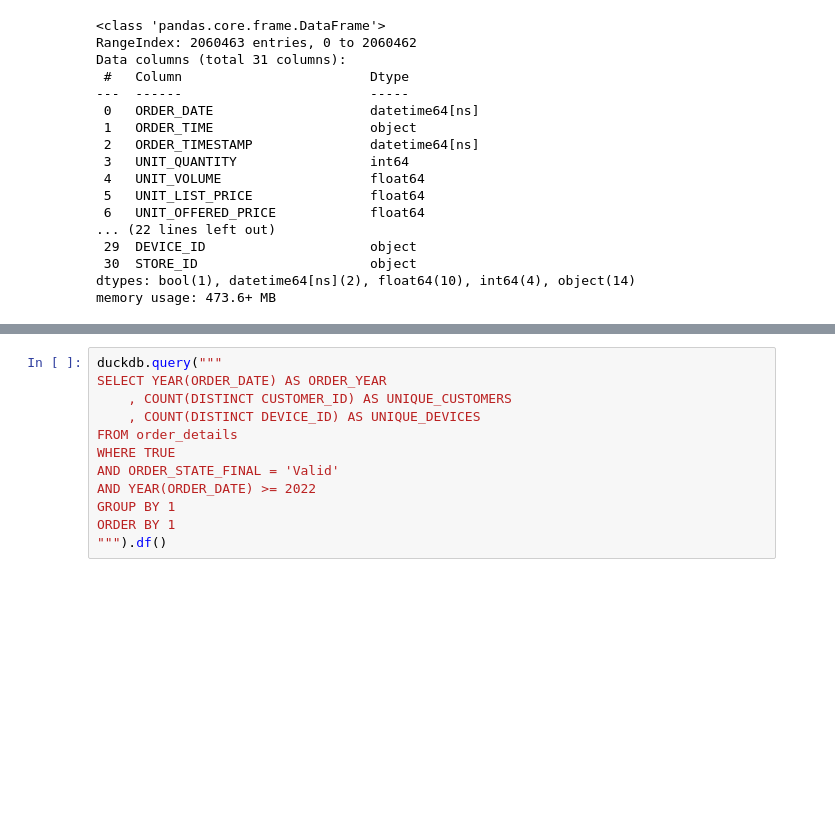
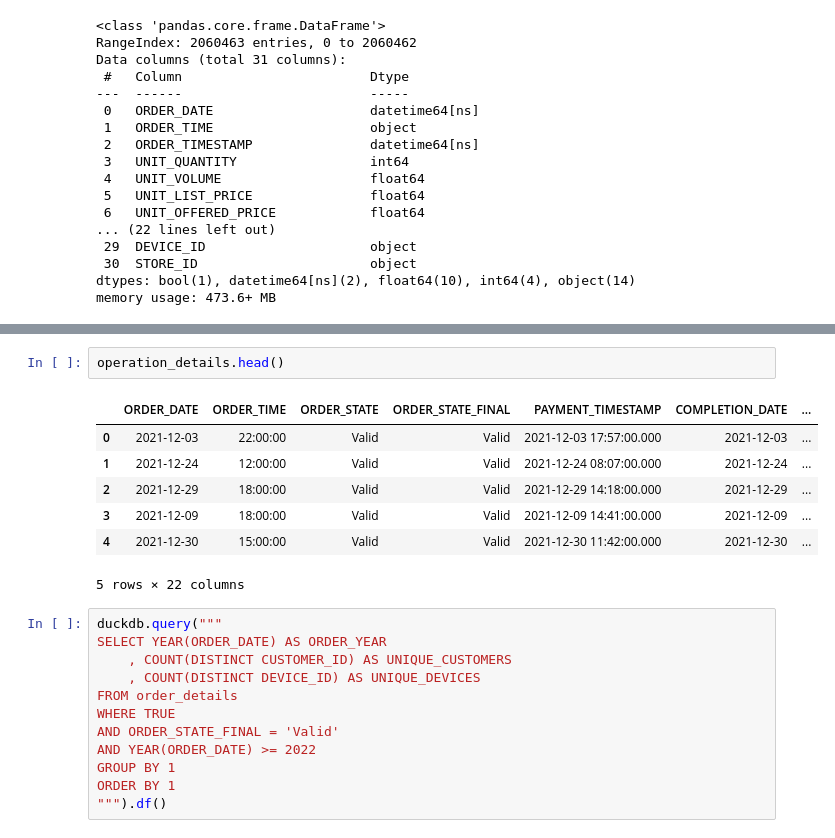
Before and after one commit to RobertoBerrocal/thesis, a Jupyter notebook: notebooks/dataset_sql.ipynb, the cells around one changed output, grey strips where cells are left out. Drawn from its saved outputs; the diff is of its cells as text; blank space fills up the shorter version.

```diff
--- a/notebooks/dataset_sql.ipynb
+++ b/notebooks/dataset_sql.ipynb
@@ -58,3 +89,13 @@ memory usage: 473.6+ MB
+# %%
+operation_details.head()
+# %% [output]
+|  | ORDER_DATE | ORDER_TIME | ORDER_STATE | ORDER_STATE_FINAL | PAYMENT_TIMESTAMP | COMPLETION_DATE | ... |
+| 0 | 2021-12-03 | 22:00:00 | Valid | Valid | 2021-12-03 17:57:00.000 | 2021-12-03 | ... |
+| 1 | 2021-12-24 | 12:00:00 | Valid | Valid | 2021-12-24 08:07:00.000 | 2021-12-24 | ... |
+| 2 | 2021-12-29 | 18:00:00 | Valid | Valid | 2021-12-29 14:18:00.000 | 2021-12-29 | ... |
+| 3 | 2021-12-09 | 18:00:00 | Valid | Valid | 2021-12-09 14:41:00.000 | 2021-12-09 | ... |
+| 4 | 2021-12-30 | 15:00:00 | Valid | Valid | 2021-12-30 11:42:00.000 | 2021-12-30 | ... |
+5 rows × 22 columns
 # %%
 duckdb.query("""
 SELECT YEAR(ORDER_DATE) AS ORDER_YEAR
```
Also changed, not shown: parts of 6 cells of this notebook, 1 other file.
